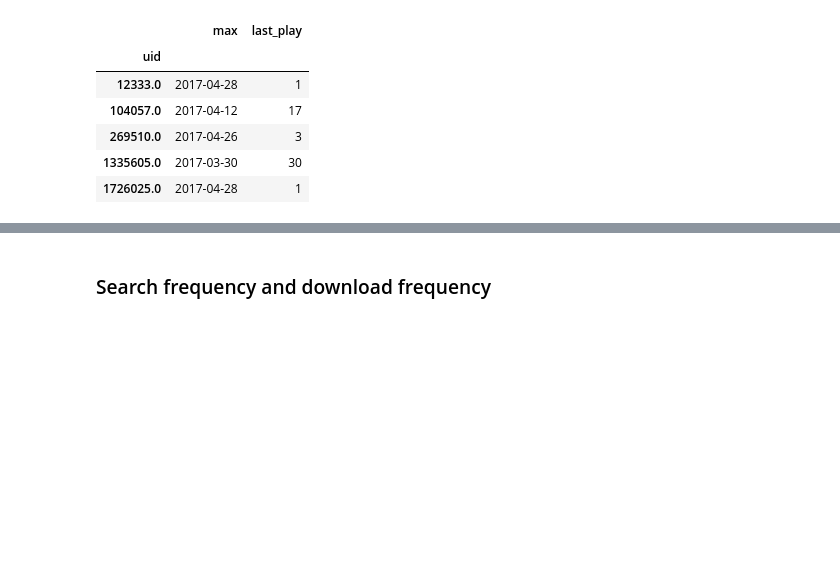
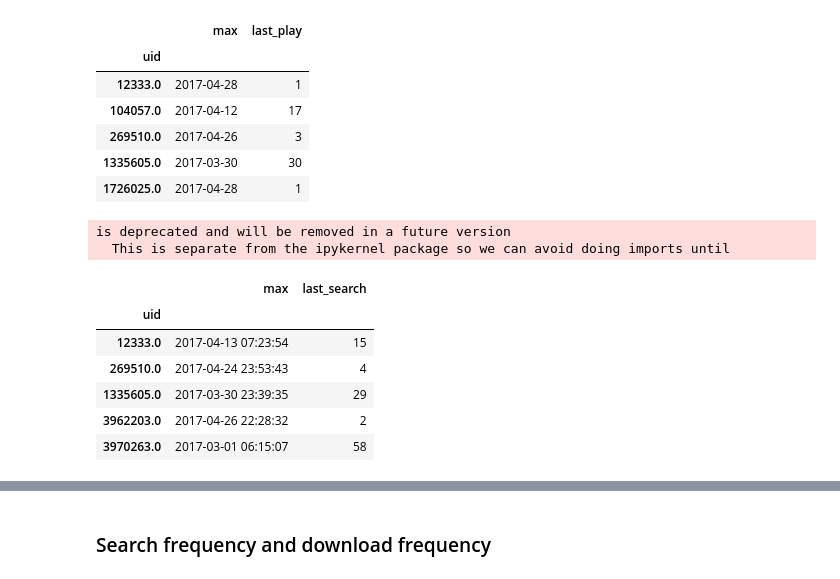
Before and after one commit to JMistral/MusicBox, a Jupyter notebook: notebooks/3-EDA_Feature_Engineering.ipynb, the cells around one changed output, grey strips where cells are left out. Cells and saved outputs as stored; diff of their text form; code cells hidden in the pictures; blank space fills up the shorter version.

```diff
--- a/notebooks/3-EDA_Feature_Engineering.ipynb
+++ b/notebooks/3-EDA_Feature_Engineering.ipynb
@@ -257,3 +261,23 @@ is deprecated and will be removed in a future version
 | 269510.0 | 2017-04-26 | 3 |
 | 1335605.0 | 2017-03-30 | 30 |
 | 1726025.0 | 2017-04-28 | 1 |
+# %%
+def compute_last_search(df, end_date):
+    #df_win = df[(pd.to_datetime(end_date) - df[event_date]).dt.days <= window]
+    df_feature = df.groupby('uid')['search_date'].agg({'max':'max'})
+    df_feature['last_search'] = pd.to_datetime(end_date) - df_feature['max'] # unit: days
+    df_feature['last_search'] = df_feature['last_search'].apply(lambda x: (x / np.timedelta64(1, 'D')).astype(int))
+    return df_feature
+
+df_last_search = compute_last_search(df_search, '2017-04-29')
+df_last_search.head(5)
+# %% [output]
+is deprecated and will be removed in a future version
+  This is separate from the ipykernel package so we can avoid doing imports until
+|  | max | last_search |
+| uid |  |  |
+| 12333.0 | 2017-04-13 07:23:54 | 15 |
+| 269510.0 | 2017-04-24 23:53:43 | 4 |
+| 1335605.0 | 2017-03-30 23:39:35 | 29 |
+| 3962203.0 | 2017-04-26 22:28:32 | 2 |
+| 3970263.0 | 2017-03-01 06:15:07 | 58 |
```
Also changed, not shown: parts of 10 cells of this notebook.
